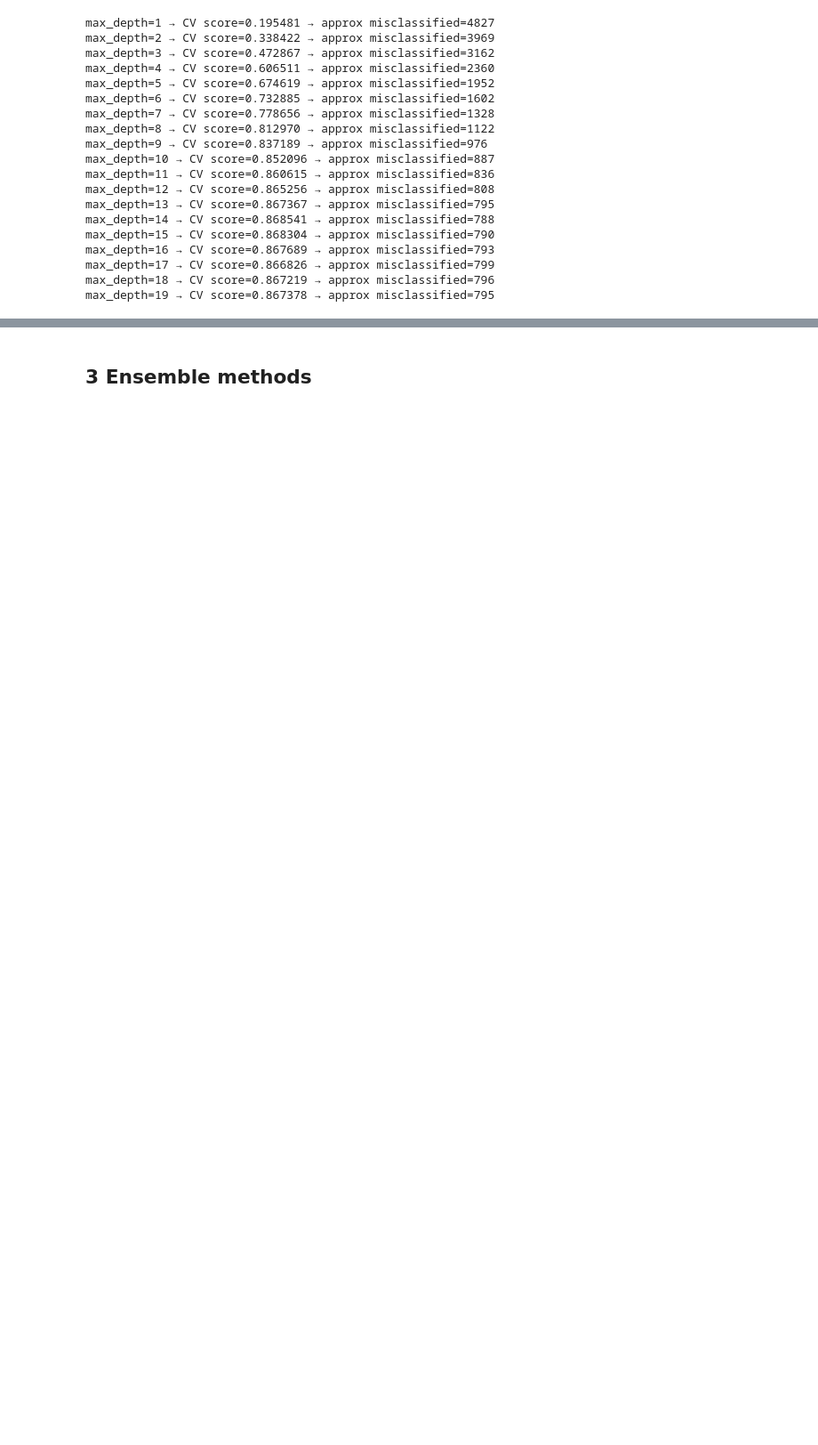
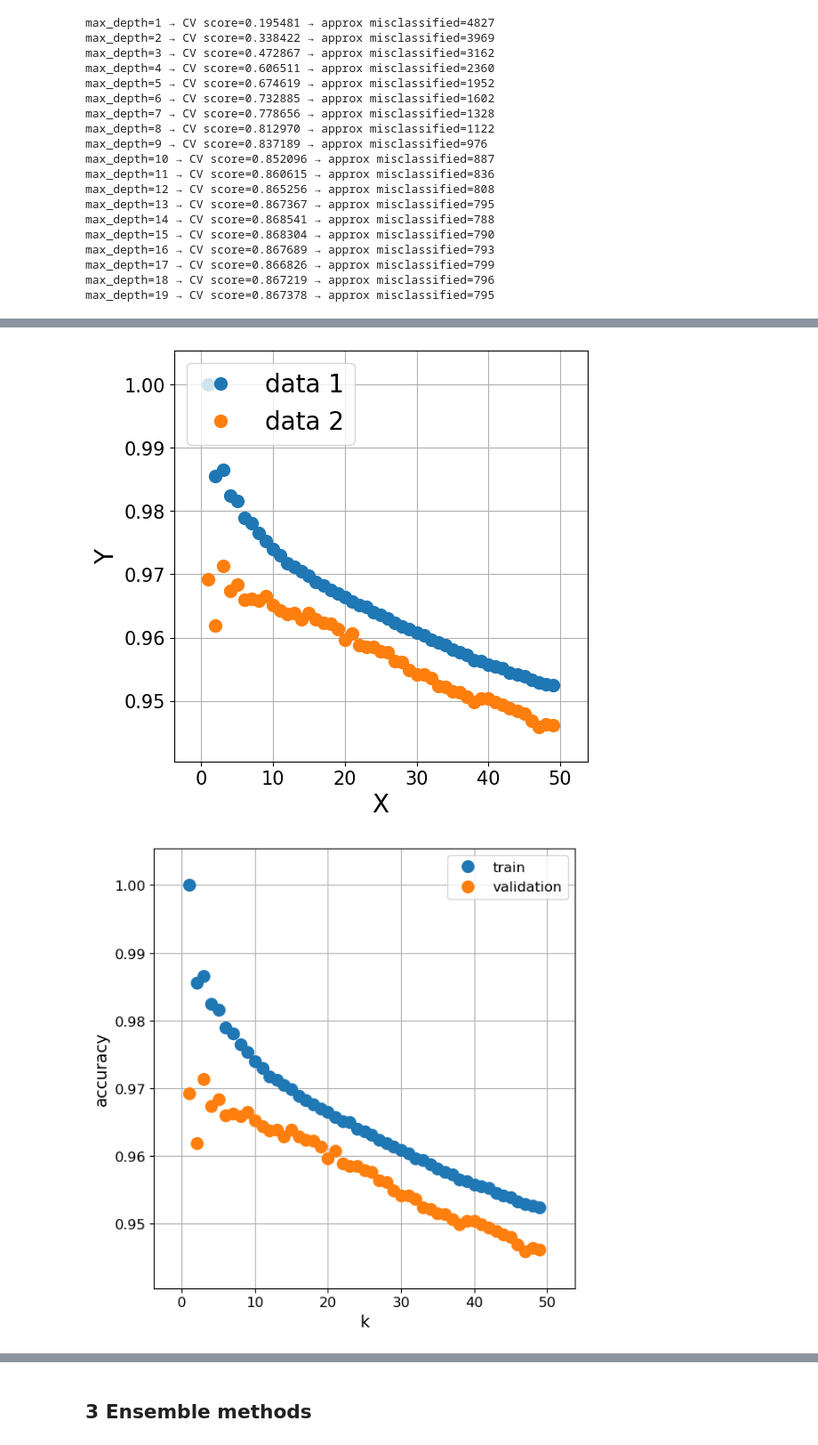
Before and after one commit to leyla-louache/mnist-project, a Jupyter notebook: notebooks/04_ensemble.ipynb, the cells around one changed output, grey strips where cells are left out. Shown at 89% size. Saved outputs shown, nothing was run; the diff lists cells and outputs as text; code cells hidden in the pictures; blank space fills up the shorter version.

Commit message:
Update ensemble model

```diff
--- a/notebooks/04_ensemble.ipynb
+++ b/notebooks/04_ensemble.ipynb
@@ -288,0 +466,4 @@ Result : validation data (md = 8), crossvalidation (md=12)
+# %%
+clf = DecisionTreeClassifier(max_depth=12)
+clf.fit(x_train,y_train)
+(1-clf.score(x_val,y_val))*len(x_val)
@@ -288,0 +474,15 @@ Result : validation data (md = 8), crossvalidation (md=12)
+# %%
+## validation set
+score_train = []
+score_val = []
+
+### vary number for NN
+for k in range(1, 50):
+    ### setup of model
+    clf = KNeighborsClassifier(n_neighbors=k)
+    clf.fit(x_train, y_train)
+    ### check score
+    score_train.append(clf.score(x_train,y_train))
+    score_val.append(clf.score(x_val,y_val))
+    print("k={:02}".format(k), "score train: {:.6f}".format(score_train[-1]),
+          "score val: {:.6f}".format(score_val[-1]))
@@ -288,0 +507,16 @@ Result : validation data (md = 8), crossvalidation (md=12)
+# %%
+
+### plot result
+nns = np.arange(1, len(score_train)+1, 1)
+plot_res([nns, nns], [np.array(score_train), np.array(score_val)], is_data_list=True)
+plot_res_mod(
+    [nns, nns],
+    [score_train, score_val],
+    is_data_list=True,
+    data_labels=["train", "validation"],
+    xlabel="k",
+    ylabel="accuracy"
+)
+# %% [output]
+[figure, added]
+[figure, added]
```
Also changed, not shown: parts of 34 cells of this notebook.
